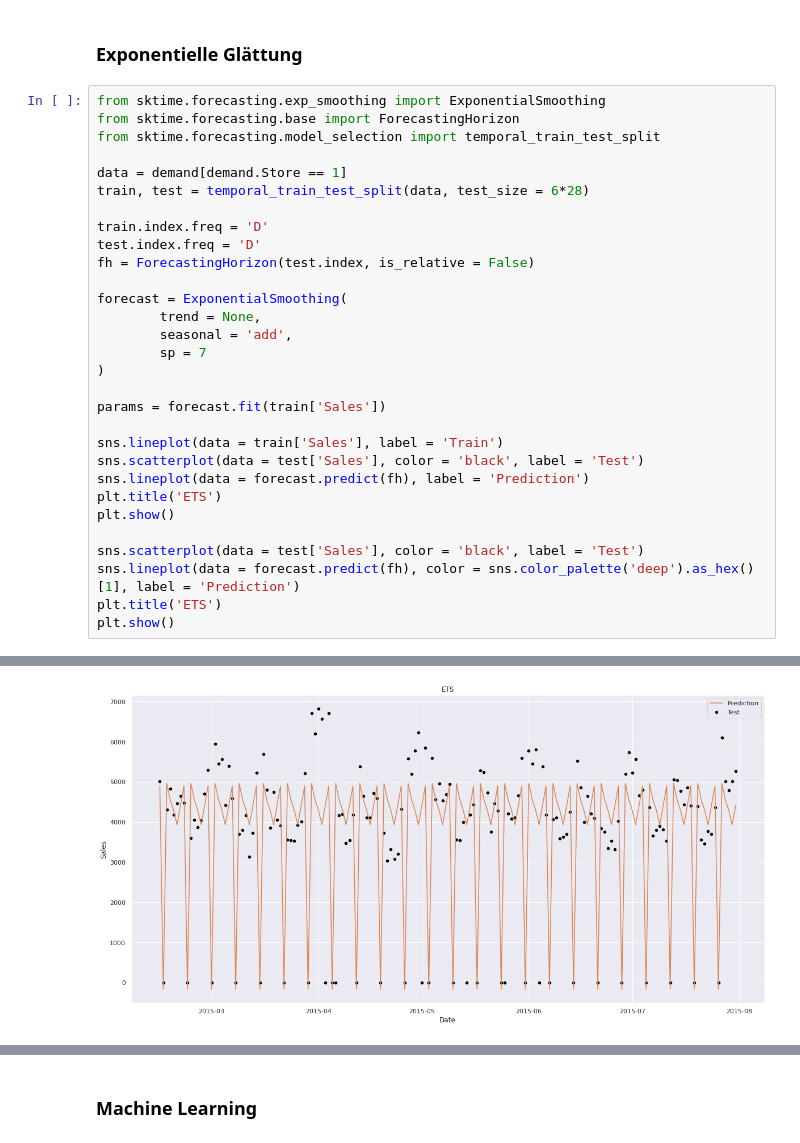
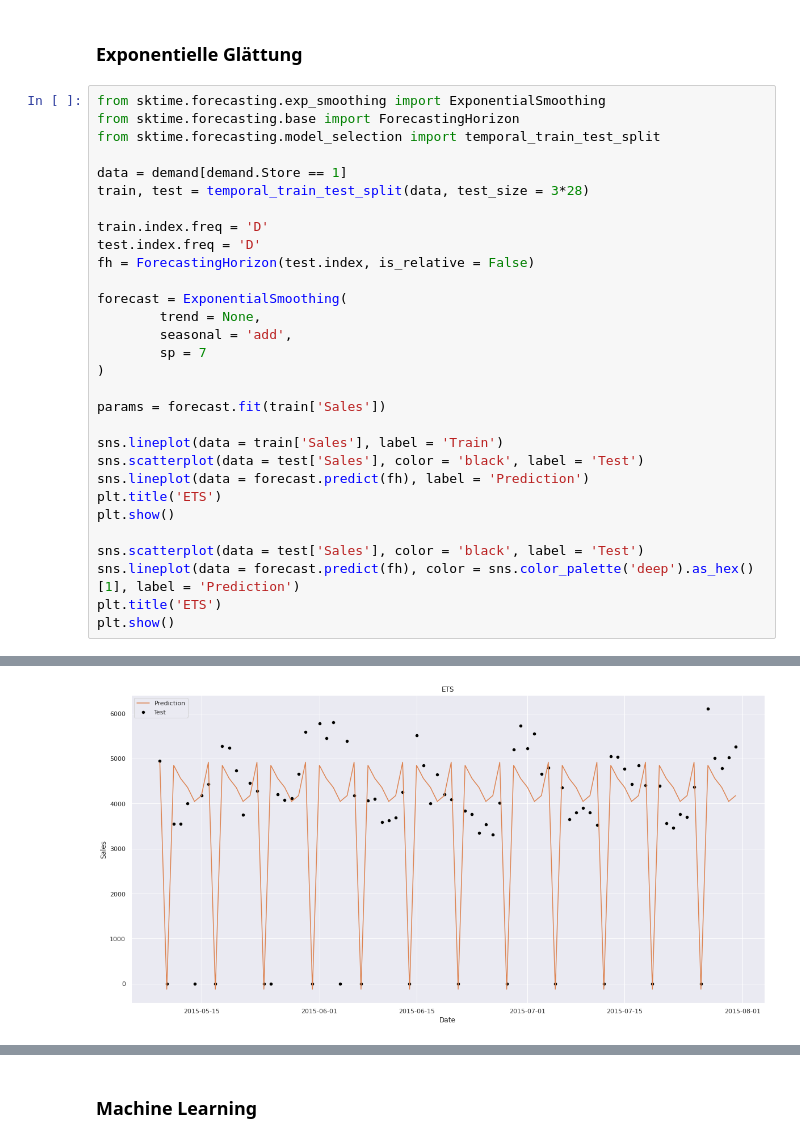
Before and after one commit to schemm/forecasting, a Jupyter notebook: RossmannStoreSales.ipynb, the cells around one changed output, grey strips where cells are left out. Drawn from its saved outputs; the diff is of its cells as text.

```diff
--- a/RossmannStoreSales.ipynb
+++ b/RossmannStoreSales.ipynb
@@ -254,7 +237,7 @@ from sktime.forecasting.base import ForecastingHorizon
 from sktime.forecasting.model_selection import temporal_train_test_split
 
 data = demand[demand.Store == 1]
-train, test = temporal_train_test_split(data, test_size = 6*28)
+train, test = temporal_train_test_split(data, test_size = 3*28)
 
 train.index.freq = 'D'
 test.index.freq = 'D'
@@ -283 +266 @@ plt.show()
-[figure, old version]
+[figure, new version]
```
Also changed, not shown: parts of 9 cells of this notebook.
